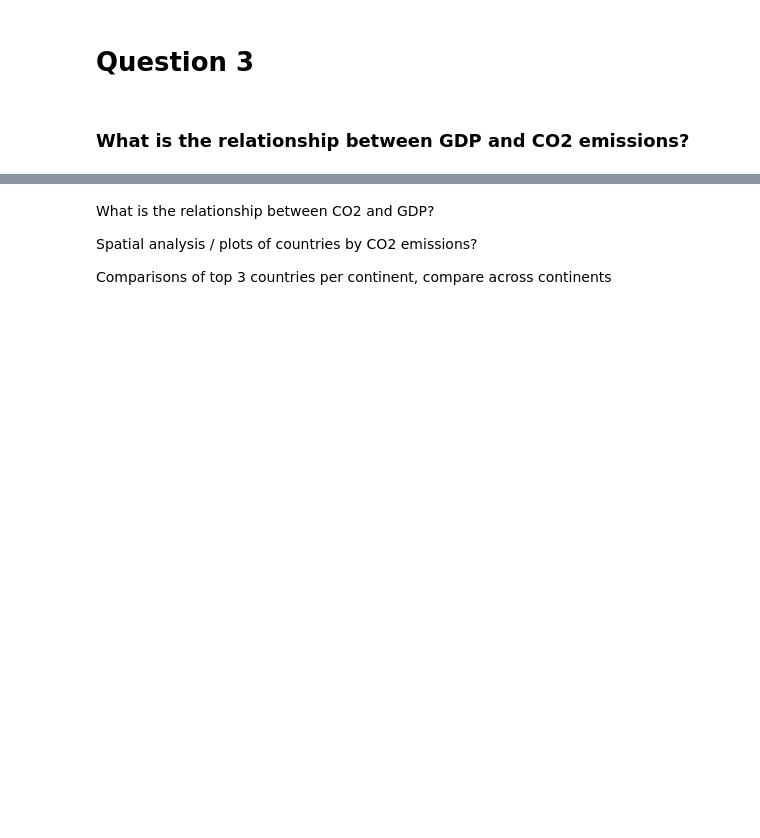
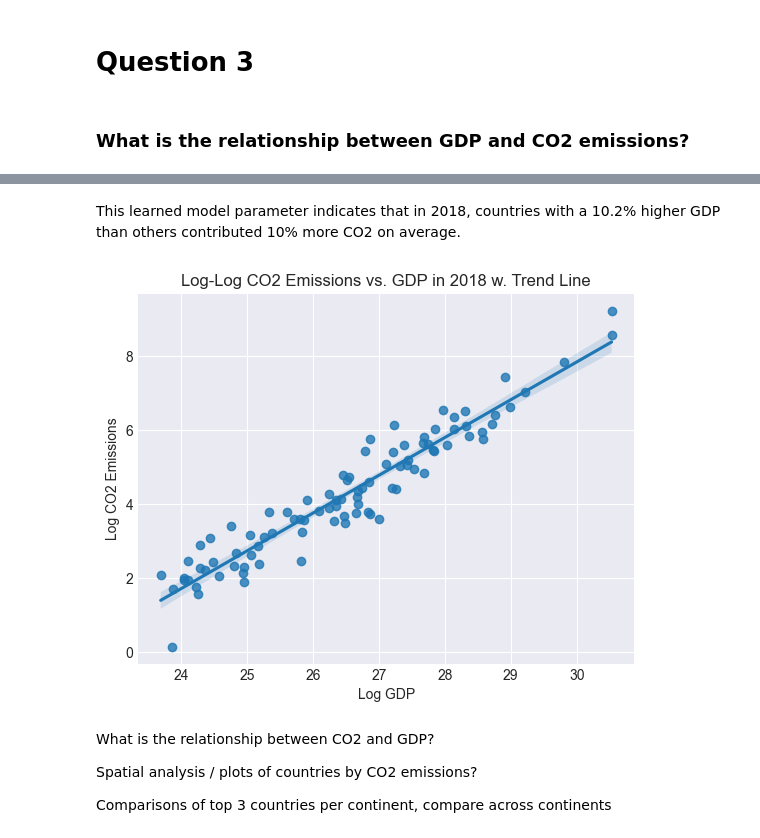
Before and after one commit to haruiz/STAT650-midterm, a Jupyter notebook: midterm_analysis.ipynb, the cells around one changed output, grey strips where cells are left out. Cells and saved outputs as stored; diff of their text form; code cells hidden in the pictures; blank space fills up the shorter version.

```diff
--- a/midterm_analysis.ipynb
+++ b/midterm_analysis.ipynb
@@ -422,3 +454,14 @@ plt.show()
+# %% [markdown]
+This learned model parameter indicates that in 2018, countries with a 10.2% higher GDP than others contributed 10% more CO2 on average.
+# %%
+sns.regplot(data=data_2018_loglog, x='gdp', y='co2')
+plt.xlabel("Log GDP")
+plt.ylabel("Log CO2 Emissions")
+plt.title("Log-Log CO2 Emissions vs. GDP in 2018 w. Trend Line")
+plt.savefig(f"plots/{plt.gcf().axes[0].get_title()}.png", bbox_inches="tight")
+plt.show()
+# %% [output]
+[figure, added]
 # %% [markdown]
 What is the relationship between CO2 and GDP?
 
```
Also changed, not shown: parts of 8 cells of this notebook, 6 other files.
